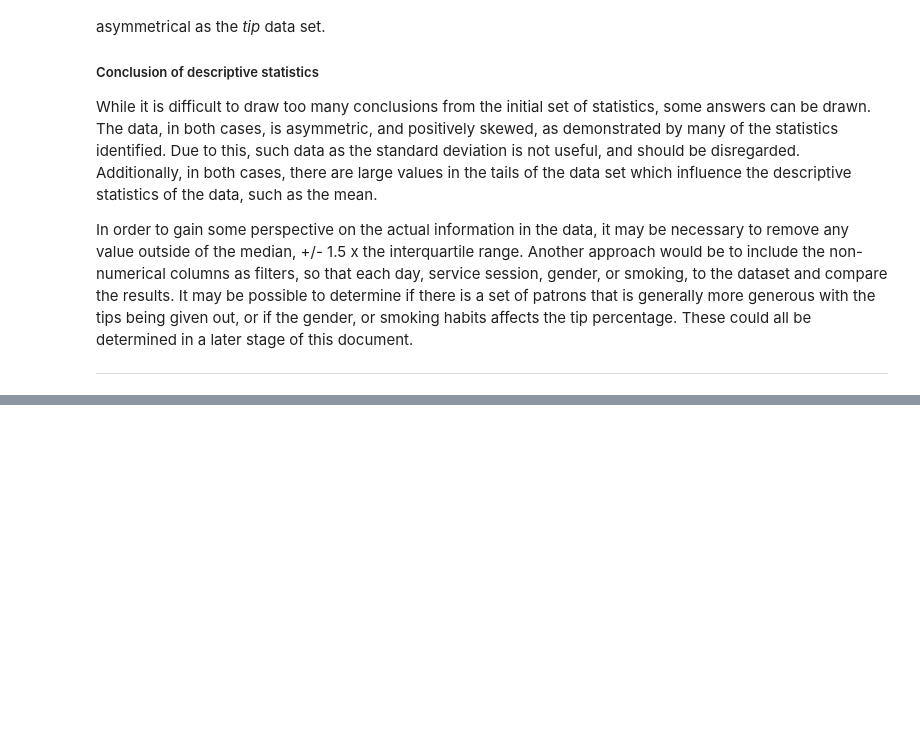
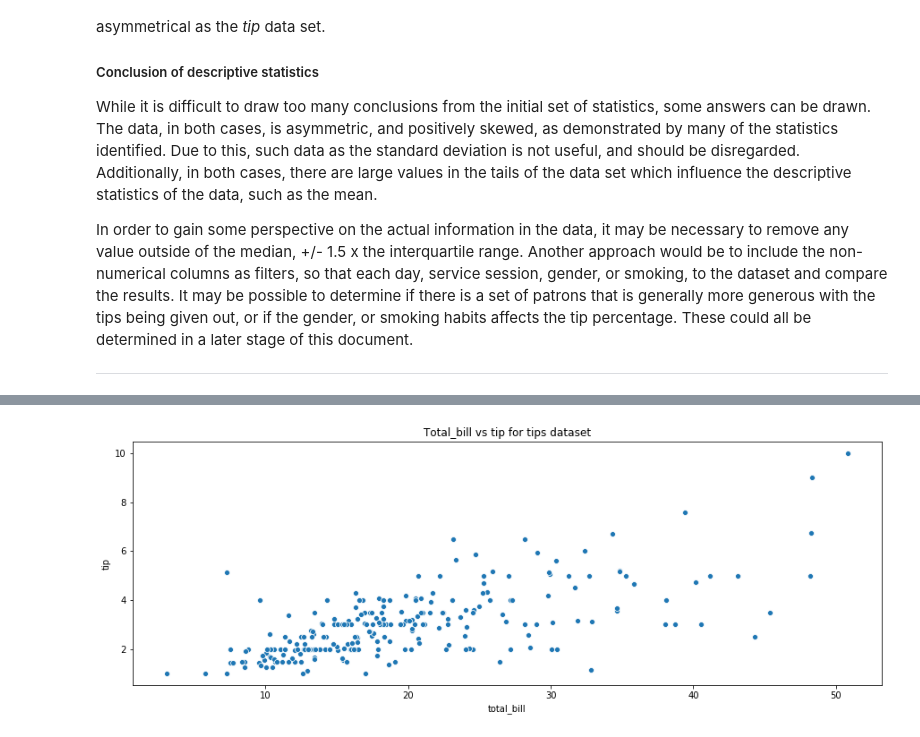
Before and after one commit to Clauric/FoDA-Assessment, a Jupyter notebook: Tips dataset review.ipynb, the cells around one changed output, grey strips where cells are left out. Saved outputs shown, nothing was run; the diff lists cells and outputs as text; code cells hidden in the pictures; blank space fills up the shorter version.

Commit message:
Regression analysis

```diff
--- a/Tips dataset review.ipynb
+++ b/Tips dataset review.ipynb
@@ -488,0 +493,35 @@ In order to gain some perspective on the actual information in the data, it may
+# %%
+# Check the total_bill, tip, and percentage_tip with highest/lowest values
+
+# Create a new dataframe for the regression analysis
+# Drop the smoker, sex, size, time, and day columns
+regression_ds = tips_ds.drop(columns = ["smoker", "sex", "size", "time", "day"])
+
+# Add a new calculated column for percentage_tip
+regression_ds["percentage_tip"] = round(regression_ds["tip"] / regression_ds["total_bill"], 4)
+
+# 3 largest and smallest values for total_bill
+print("3 largest values for total_bill")
+print(regression_ds.nlargest(3,"total_bill"))
+print()
+print("3 smallest values for total_bill")
+print(regression_ds.nsmallest(3,"total_bill"))
+print("---------------------------------------")
+
+# 3 largest and smallest values for tip
+print()
+print("3 largest values for tip")
+print(regression_ds.nlargest(3, "tip"))
+print()
+print("3 smallest values for tip")
+print(regression_ds.nsmallest(3, "tip"))
+print("---------------------------------------")
+
+# 3 largest and smallest values for tip
+print()
+print("3 largest values for percentage_tip")
+print(regression_ds.nlargest(3, "percentage_tip"))
+print()
+print("3 smallest values for percentage_tip")
+print(regression_ds.nsmallest(3, "percentage_tip"))
+print("---------------------------------------")
@@ -488,0 +550,11 @@ In order to gain some perspective on the actual information in the data, it may
+# %%
+# Plot total_bill vs tip for tips datase
+
+# Create scatter plot diagram
+sns.scatterplot(x="total_bill", y="tip", data=regression_ds)
+
+# Set title and show plot
+plt.title("Total_bill vs tip for tips dataset")
+plt.show()
+# %% [output]
+[figure, added]
```
Also changed, not shown: parts of 18 cells of this notebook, 1 other file.
